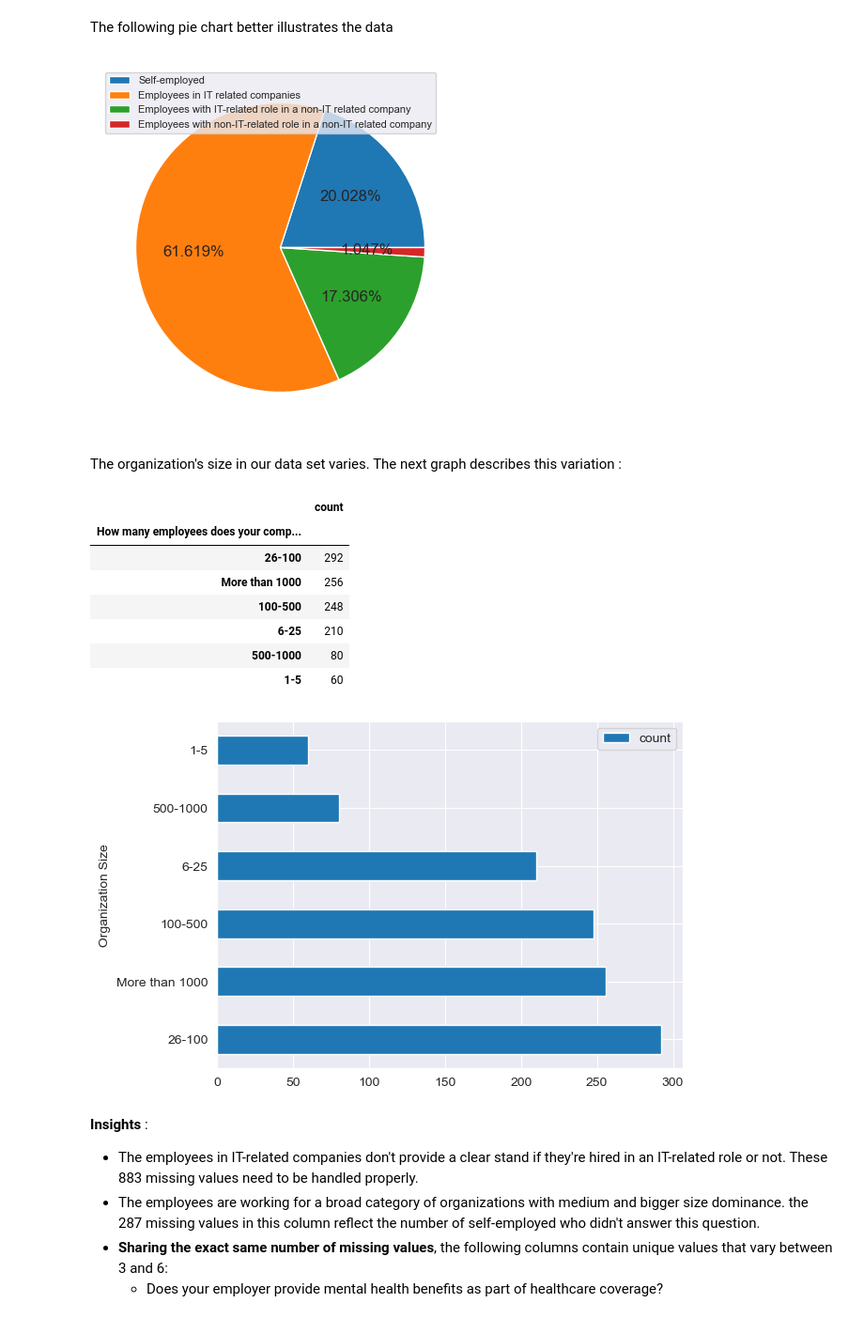
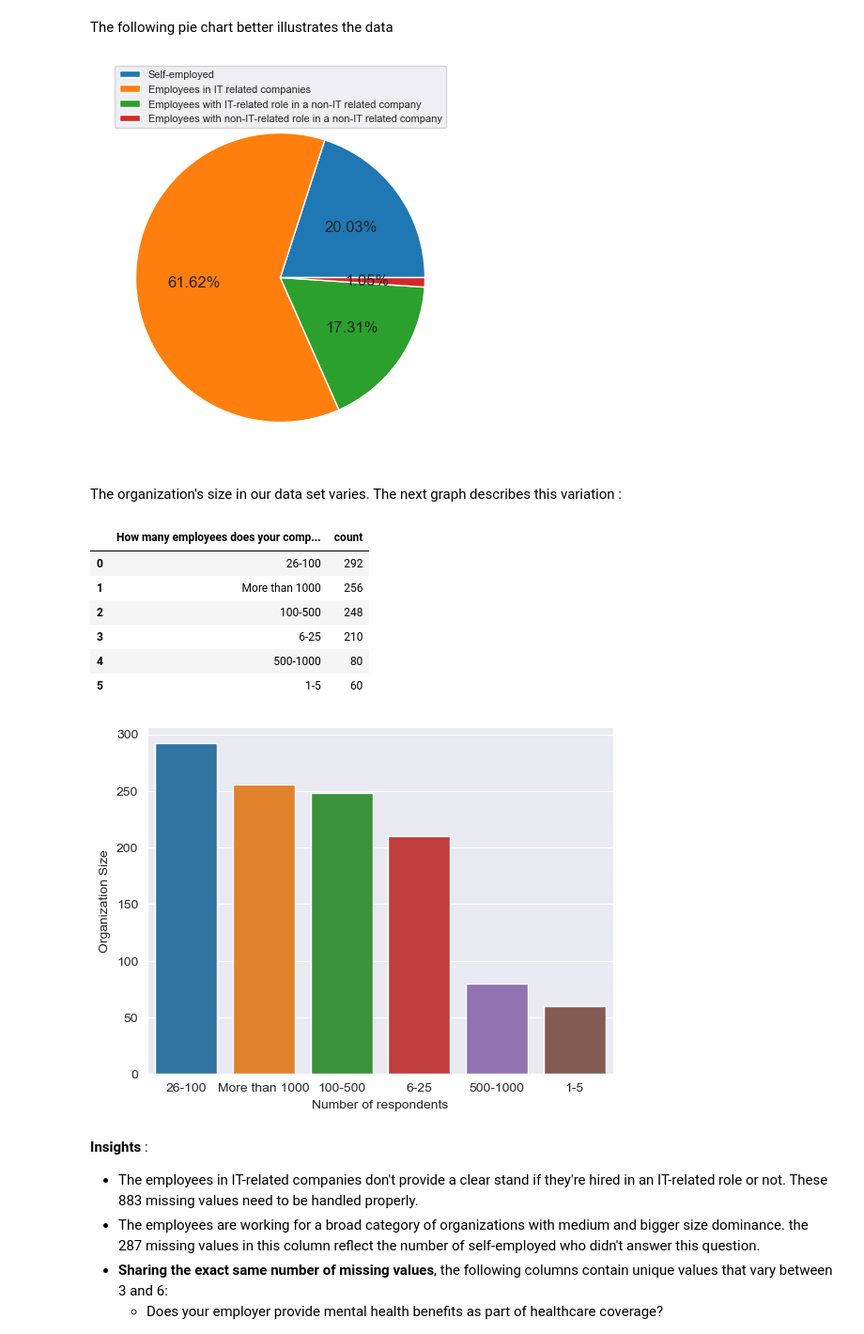
Before and after one commit to Alianger18/Projects_Portfolio, a Jupyter notebook: Project - Clustering/notebooks/MLUSL01.ipynb, the cells around one changed output. Shown at 94% size. Drawn from its saved outputs; the diff is of its cells as text; code cells hidden in the pictures.

Commit message:
Finished Data Exploration

```diff
--- a/Project - Clustering/notebooks/MLUSL01.ipynb
+++ b/Project - Clustering/notebooks/MLUSL01.ipynb
@@ -149,60 +155,65 @@ The following pie chart better illustrates the data
 labels = [
     'Self-employed',
     'Employees in IT related companies',
     'Employees with IT-related role in a non-IT related company',
     'Employees with non-IT-related role in a non-IT related company']
 
 sizes = [
     aggregations["Number of self-employed"],
     aggregations["Number of employees in IT related companies"],
     aggregations["Number of employees in non-IT related companies with IT related role"],
     aggregations["Number of employees in non-IT related companies with non-IT related role"]
 ]
 
 # Setting the style of the visuals
 plt.style.use('fast')
 
 # Starting fig1 and ax1 subplots objects
 fig1, ax = plt.subplots(figsize=(15, 5))
 ax.pie(
     sizes,  # List of values
-    autopct='%1.3f%%',  # Showing 3 numbers after the decimal point
+    autopct='%1.2f%%',  # Showing 3 numbers after the decimal point
     textprops={'fontsize': 12}  # Setting the size of the ratios
 )
 
 ax.legend(
     labels=labels,  # List of labels
-    loc="upper left",  # Position of the legend
+    loc="upper center",  # Position of the legend
+    bbox_to_anchor=(0.5, 1.1),
     fontsize=8)  # Size of the legend
 
 # Plotting the figure
 plt.show()
 # %% [output]
-[figure, old version]
+[figure, new version]
 # %% [markdown]
 The organization's size in our data set varies. The next graph describes this variation :
 # %%
 # Performing aggregation using .value_counts()
-organization_size = pd.DataFrame(data["How many employees does your company or organization have?"].value_counts())
+organization_size = pd.DataFrame(data["How many employees does your company or organization have?"].value_counts()).reset_index()
 organization_size
 # %% [output]
-|  | count |
-| How many employees does your comp... |  |
-| 26-100 | 292 |
-| More than 1000 | 256 |
-| 100-500 | 248 |
-| 6-25 | 210 |
-| 500-1000 | 80 |
-| 1-5 | 60 |
+|  | How many employees does your comp... | count |
+| 0 | 26-100 | 292 |
+| 1 | More than 1000 | 256 |
+| 2 | 100-500 | 248 |
+| 3 | 6-25 | 210 |
+| 4 | 500-1000 | 80 |
+| 5 | 1-5 | 60 |
 # %%
-# Plotting horizontal bars plot with proper y-axis label
-organization_size.plot(kind='barh')
+# Plotting horizontal bars plot
+sns.barplot(x="How many employees does your company or organization have?",
+            y="count",
+            data=organization_size)
+
+# Setting proper x/y-axis labels
+plt.xlabel("Number of respondents")
 plt.ylabel("Organization Size")
 
 # Showing the plot
 plt.show()
 # %% [output]
-[figure, old version]
+[figure, new version]
 # %% [markdown]
 __Insights__ :
 - The employees in IT-related companies don't provide a clear stand if they're hired in an IT-related role or not. These 883 missing values need to be handled properly.
```
Also changed, not shown: parts of 41 cells of this notebook.
